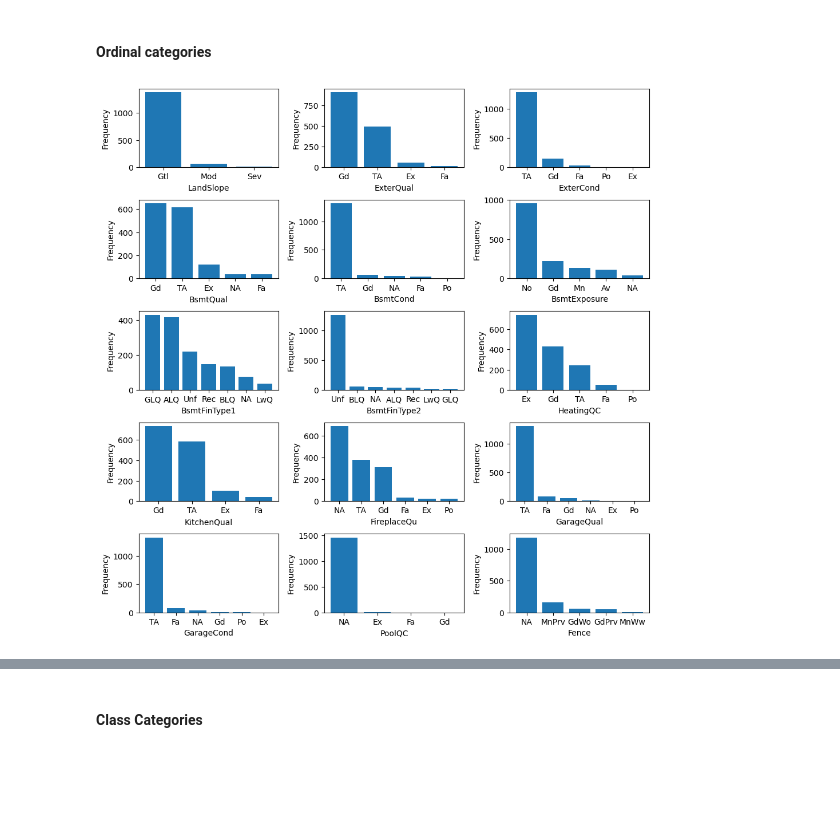
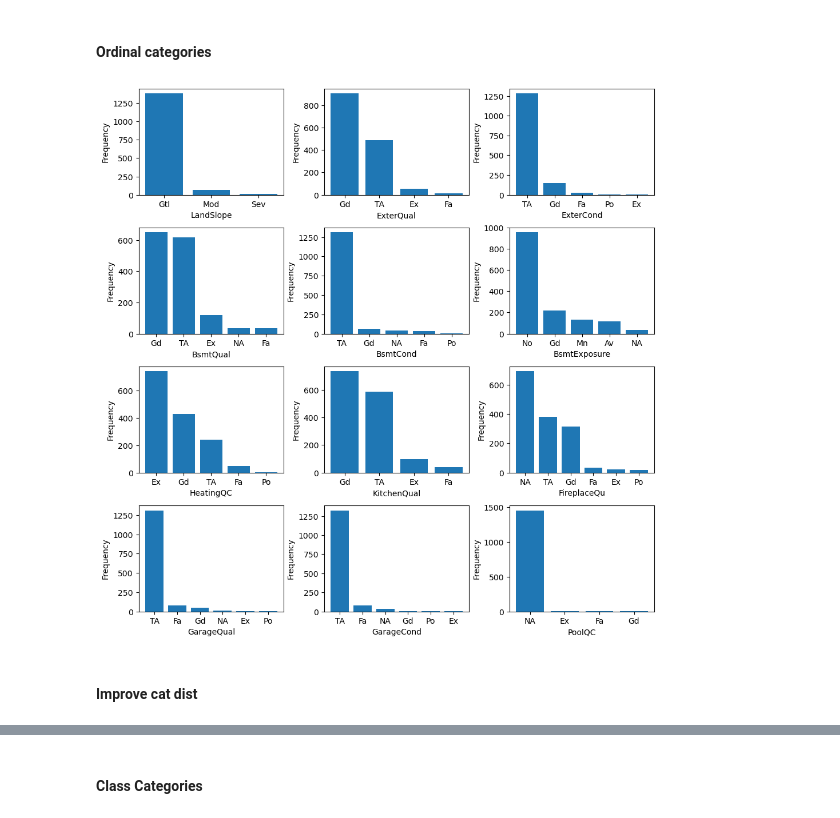
Before and after one commit to javrudsky/machine_learning, a Jupyter notebook: kaggle/housing/housing_v2.ipynb, the cells around one changed output, grey strips where cells are left out. Cells and saved outputs as stored; diff of their text form; code cells hidden in the pictures; blank space fills up the shorter version.

Commit message:
Improved Generic category processing for baseline. 2) Using different piplines for linear and tree models

```diff
--- a/kaggle/housing/housing_v2.ipynb
+++ b/kaggle/housing/housing_v2.ipynb
@@ -95,17 +100,14 @@ ORD_COLS_VALUES = {
     "ExterQual": {"Ex": 5, "Gd": 4, "TA": 3, "Fa": 2, "Po": 1},
     "ExterCond": {"Ex": 5, "Gd": 4, "TA": 3, "Fa": 2, "Po": 1},
     "BsmtQual": {"Ex": 10, "Gd": 9, "TA": 8, "Fa": 7, "Po": 3, "NA": 0},
-    "BsmtCond": {"Ex": 5, "Gd": 4, "TA": 3, "Fa": 2, "Po": 1},
+    "BsmtCond": {"Ex": 5, "Gd": 4, "TA": 3, "Fa": 2, "Po": 1, "NA": 0},
     "BsmtExposure": {"Gd": 5, "Av": 4, "Mn": 3, "No": 2, "NA": 0},
-    "BsmtFinType1": {"GLQ": 6, "ALQ": 5, "BLQ": 4, "Rec": 3, "LwQ": 2, "Unf": 1, 'NA':0},
-    'BsmtFinType2': {'GLQ':6,'ALQ':5,'BLQ':4,'Rec':3,'LwQ':2,'Unf':1,'NA':0},
     'HeatingQC':{'Ex':5,'Gd':4,'TA':3,'Fa':2,'Po':1},
     "KitchenQual": {'Ex':5,'Gd':4,'TA':3,'Fa':2,'Po':1},
     'FireplaceQu':{'Ex':10,'Gd':9,'TA':8,'Fa':7,'Po':3,'NA':0},
     'GarageQual':{'Ex':10,'Gd':9,'TA':8,'Fa':7,'Po':3,'NA':0},
     'GarageCond':{'Ex':10,'Gd':9,'TA':8,'Fa':7,'Po':3,'NA':0},
     'PoolQC' : {'Ex' :10 , 'Gd' :9 , 'TA' :8 , 'Fa' :7 , 'Po' :3 , 'NA' :0},
-    "Fence": {"GdPrv": 4, "MnPrv": 3, "GdWo": 2, "MnWw": 1, "NA": 0},
 }
 
 ORD_COLS = list(ORD_COLS_VALUES.keys())
@@ -141,4 +143,9 @@ CLASS_COLS_VALUES = {
     "SaleType": ["WD", "CWD", "VWD", "New", "COD", "Con", "ConLw", "ConLI", "ConLD", "Oth"],
     "SaleCondition": ["Normal", "Abnorml", "AdjLand", "Alloca", "Family", "Partial"],
     "CentralAir": ["Y", "N"],
+    "BsmtFinType1": ["GLQ", "ALQ", "BLQ", "Rec", "LwQ", "Unf", 'NA'],
+    'BsmtFinType2': ['GLQ','ALQ','BLQ','Rec','LwQ','Unf','NA'],
+    "Fence": ["GdPrv", "MnPrv", "GdWo", "MnWw", "NA"],
 }
+
+CLASS_COLS = list(CLASS_COLS_VALUES.keys())
@@ -202,13 +191,13 @@ def compute_fig_matrix_size(features):
 ### Show Histograms
 # %%
 
-def show_histogram(data, features):
-  build_bar_plot(data, features, ptype="histogram")
+def show_histogram(data, features, debug=False):
+  build_bar_plot(data, features, ptype="histogram", debug=debug)
 
-def show_bar_plot(data, features):
-  build_bar_plot(data, features, ptype="bar")
+def show_bar_plot(data, features, debug=False):
+  build_bar_plot(data, features, ptype="bar", debug=debug)
 
-def build_bar_plot(data, features, ptype="bar"):
+def build_bar_plot(data, features, ptype="bar", debug=False):
     if type(features) is not list:
         features = [features]
 
@@ -220,6 +209,8 @@ def build_bar_plot(data, features, ptype="bar"):
     curr_row = 0
     curr_col = 0
     for feat_idx, feat_name in enumerate(features):
+        if debug:
+            print("Processing feature:", feat_name)
         curr_row = feat_idx // num_cols
         ax = axes[curr_row, curr_col]
         if ptype == "histogram":
@@ -1099,7 +1118,7 @@ def fix_nulls(df, df_train, debug=False):
 
 
     ##################### DEBUG
-    df["LotFrontage"] = df["LotFrontage"].fillna(df["LotFrontage"].mean())
+    df["LotFrontage"] = df["LotFrontage"].fillna(df_train["LotFrontage"].mean())
     # df["MSZoning"] = df["MSZoning"].fillna(0)
     # df["Utilities"] = df["Utilities"].fillna(0)
     # df["Exterior1st"] = df["Exterior1st"].fillna(0)
@@ -1174,6 +1193,9 @@ def fix_nulls(df, df_train, debug=False):
 
 # df_data = fix_nulls(df_data)
 # df_data[null_cols].head(5)
+
+def get_fixed_eda_data():
+  return fix_nulls(df_data.copy(), df_data)
 # %% [markdown]
 ## Fixing Invalid
 # %%
@@ -1637,27 +1801,31 @@ def print_cardinal_info(X, Y, feat):
 # %%
 # Ordinal categories
 
+
 #df_data[ORD_COLS].hist()
-show_bar_plot(df_data, ORD_COLS)
+df = fix_nulls(df_data.copy(), df_data)
+show_bar_plot(df, ORD_COLS, debug=False)
 
 
 # Observations
 # LandSlope has 1 very dominant category. Maybe transform to IsLandSlopeGtl? Check signal
 # OverallQual has a few low values. Check group in 3
 # OverallCond, 5 is dominant and lower that 5 weard. Maybe create Low/Medium/Hight? 1/5/10 or something to maintain meaningful difference?
 # ExterQual, Gd and TA are dominant. Low/Medium/Large could be applied here.
 # ExterCond, same as ExterQual
 # BsmtQual, Maybe here the values make more sense even having 2 dominant categories. Also NA means no basement. Should add HasBsmt field?
 # BsmtCond, TA is extremelly dominant. Maybe is IsBsmtQualCondTypica and HasBsmt field?
 # BsmtExposure, No (No exposure) is dominant, and other values exists. Try HasBsmtExposure field.
 # BsmtFinType1, There are two dominant categories, but all off them have values. Keep as it is?
 # BsmtFinType2, Unf (Unfinished) is very dominant. Check creating HasBsmtFinType2
 # HeatingQC, Fa and Po has very low values. Test creating "Other" value or making Fa and Po = TA
 # KitchenQual, leave as it is
 # FireplaceQu, NA is dominant. Maybe create HasFireplace field and High/Medium/Low categories
 # GarageQual, TA is dominant and has very few values different than that. Check removing the feature
 # GarageCond, same than GarageQual
 # PoolQC, NA is the 99% of the rows. Remove it. Just in case, check if the other 1% behaves very diffently in relation with the target. Create HasPool feature
 # %% [output]
-[figure, old version]
+[figure, new version]
+# %% [markdown]
+#### Improve cat dist
 # %%
```
Also changed, not shown: parts of 130 cells of this notebook, 1 other file.
